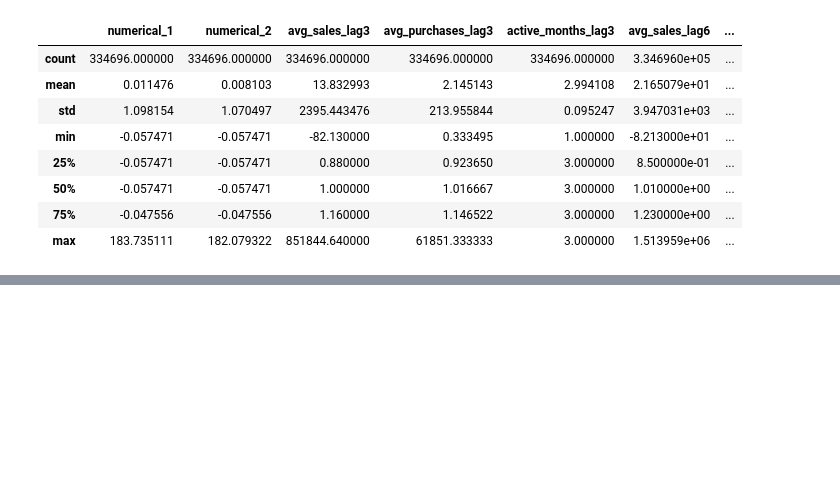
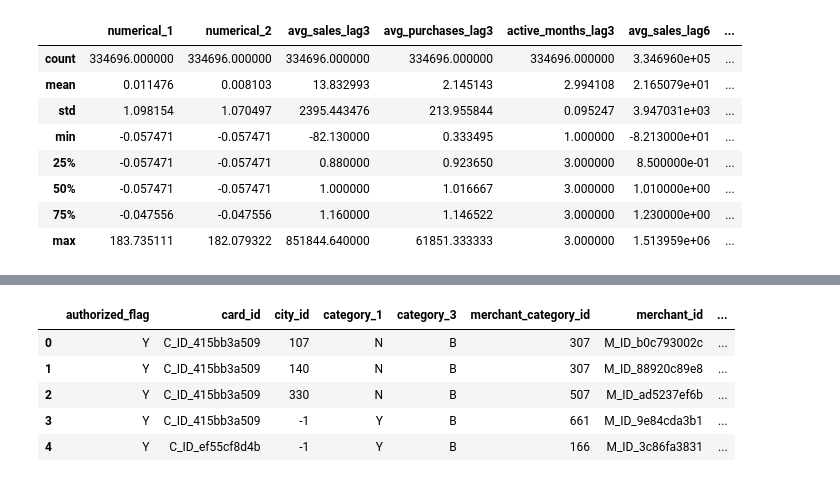
Before and after one commit to yx1405585468/ML-Game, a Jupyter notebook: 机器学习算法竞赛实战（Book）/第二部分/Elo 商户类别推荐/code/main.ipynb, the cells around one changed output, grey strips where cells are left out. Cells and saved outputs as stored; diff of their text form; code cells hidden in the pictures; blank space fills up the shorter version.

```diff
--- a/机器学习算法竞赛实战（Book）/第二部分/Elo 商户类别推荐/code/main.ipynb
+++ b/机器学习算法竞赛实战（Book）/第二部分/Elo 商户类别推荐/code/main.ipynb
@@ -496,0 +567,8 @@ merchant[numeric_cols].describe()
+# %%
+# 校验columns
+numeric_cols = [ 'installments', 'month_lag', 'purchase_amount']
+category_cols = ['authorized_flag', 'card_id', 'city_id', 'category_1',
+       'category_3', 'merchant_category_id', 'merchant_id', 'category_2', 'state_id',
+       'subsector_id']
+time_cols = ['purchase_date']
+assert len(numeric_cols) + len(category_cols) + len(time_cols) == new_transaction.shape[1]
@@ -496,0 +612,9 @@ merchant[numeric_cols].describe()
+# %%
+new_transaction[category_cols].head()
+# %% [output]
+|  | authorized_flag | card_id | city_id | category_1 | category_3 | merchant_category_id | merchant_id | ... |
+| 0 | Y | C_ID_415bb3a509 | 107 | N | B | 307 | M_ID_b0c793002c | ... |
+| 1 | Y | C_ID_415bb3a509 | 140 | N | B | 307 | M_ID_88920c89e8 | ... |
+| 2 | Y | C_ID_415bb3a509 | 330 | N | B | 507 | M_ID_ad5237ef6b | ... |
+| 3 | Y | C_ID_415bb3a509 | -1 | Y | B | 661 | M_ID_9e84cda3b1 | ... |
+| 4 | Y | C_ID_ef55cf8d4b | -1 | Y | B | 166 | M_ID_3c86fa3831 | ... |
```
Also changed, not shown: parts of 19 cells of this notebook.
